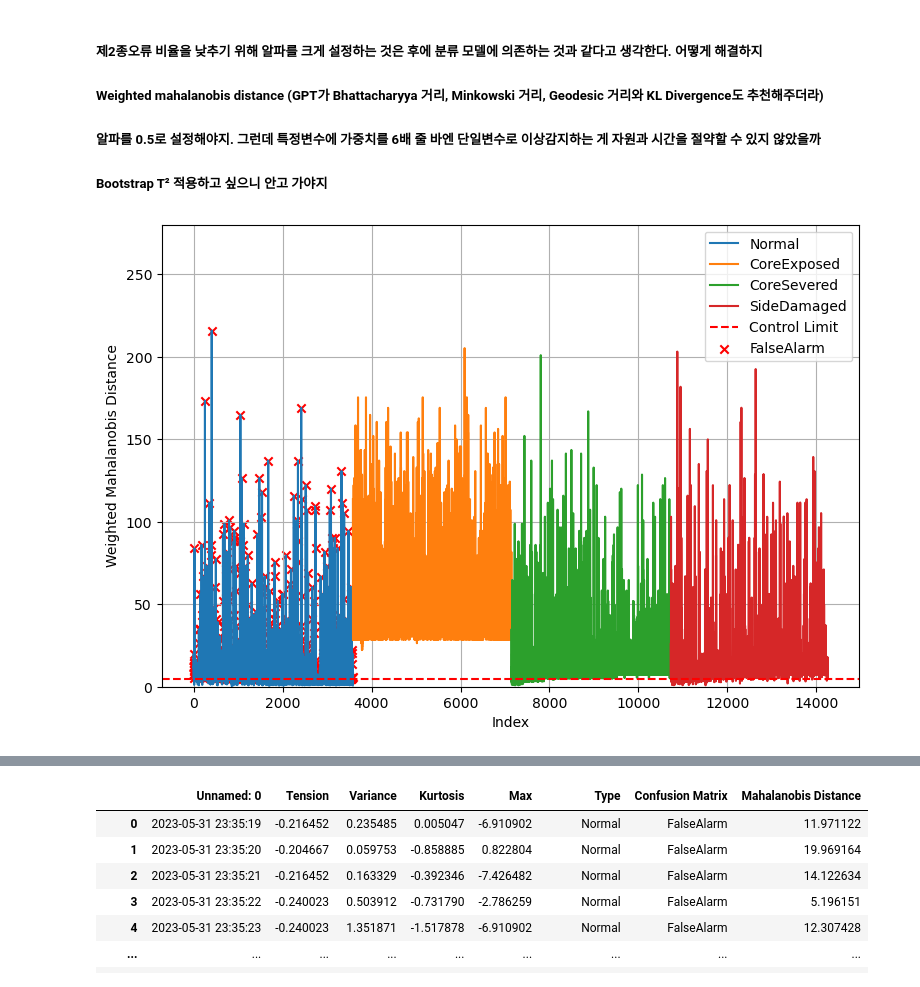
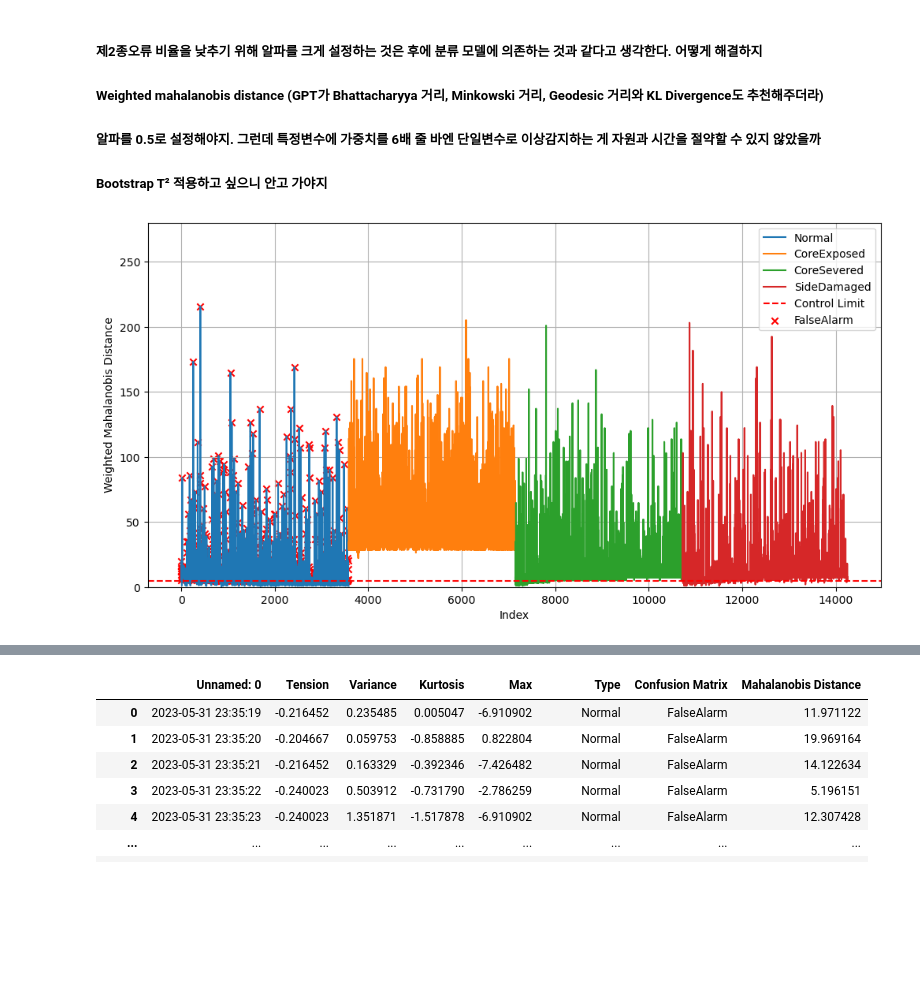
Before and after one commit to changyeon99/CapstoneDesign2, a Jupyter notebook: Nov_8th.ipynb, the cells around one changed output, grey strips where cells are left out. Saved outputs shown, nothing was run; the diff lists cells and outputs as text; code cells hidden in the pictures; blank space fills up the shorter version.

```diff
--- a/Nov_8th.ipynb
+++ b/Nov_8th.ipynb
@@ -315,32 +317,32 @@ type_normal['Confusion Matrix'] = np.where(type_normal['Mahalanobis Distance'] >
 type_not_normal['Confusion Matrix'] = np.where(type_not_normal['Mahalanobis Distance'] >= control_limit, 'TrueAlarm', 'MissDetection')
 
 tb_data = pd.concat([type_normal, type_not_normal], axis = 0)
 
 mahalanobis_distance = tb_data['Mahalanobis Distance']
 
 false_alarm_indices = tb_data[tb_data['Confusion Matrix'] == 'FalseAlarm'].index
 
-plt.figure(figsize=(9, 6))
+plt.figure(figsize=(12, 6))
 
 for t in tb_data['Type'].unique():
     type_indices = tb_data[tb_data['Type'] == t].index
     plt.plot(type_indices, mahalanobis_distance[type_indices], label=f'{t}') # 각 'Type'에 대한 Mahalanobis 거리 플롯
 
 plt.axhline(y=control_limit, color='red', linestyle='--', label='Control Limit') # Control Limit 그리기
 
 plt.scatter(false_alarm_indices, mahalanobis_distance[false_alarm_indices], c='red', marker='x', label='FalseAlarm') # 'Confusion Matrix' 값이 'Type1Error'인 데이터 포인트 표시
 
 plt.xlabel('Index')
 plt.ylabel('Weighted Mahalanobis Distance')
 # plt.title('Mahalanobis Distance Monitoring Chart with Type Ⅰ Error')
 plt.legend()
 
 plt.grid()
 
 # plt.xticks([])
 
 plt.ylim(0, 280)
 
 plt.show()
 # %% [output]
-[figure, old version]
+[figure, new version]
```
Also changed, not shown: parts of 11 cells of this notebook.
